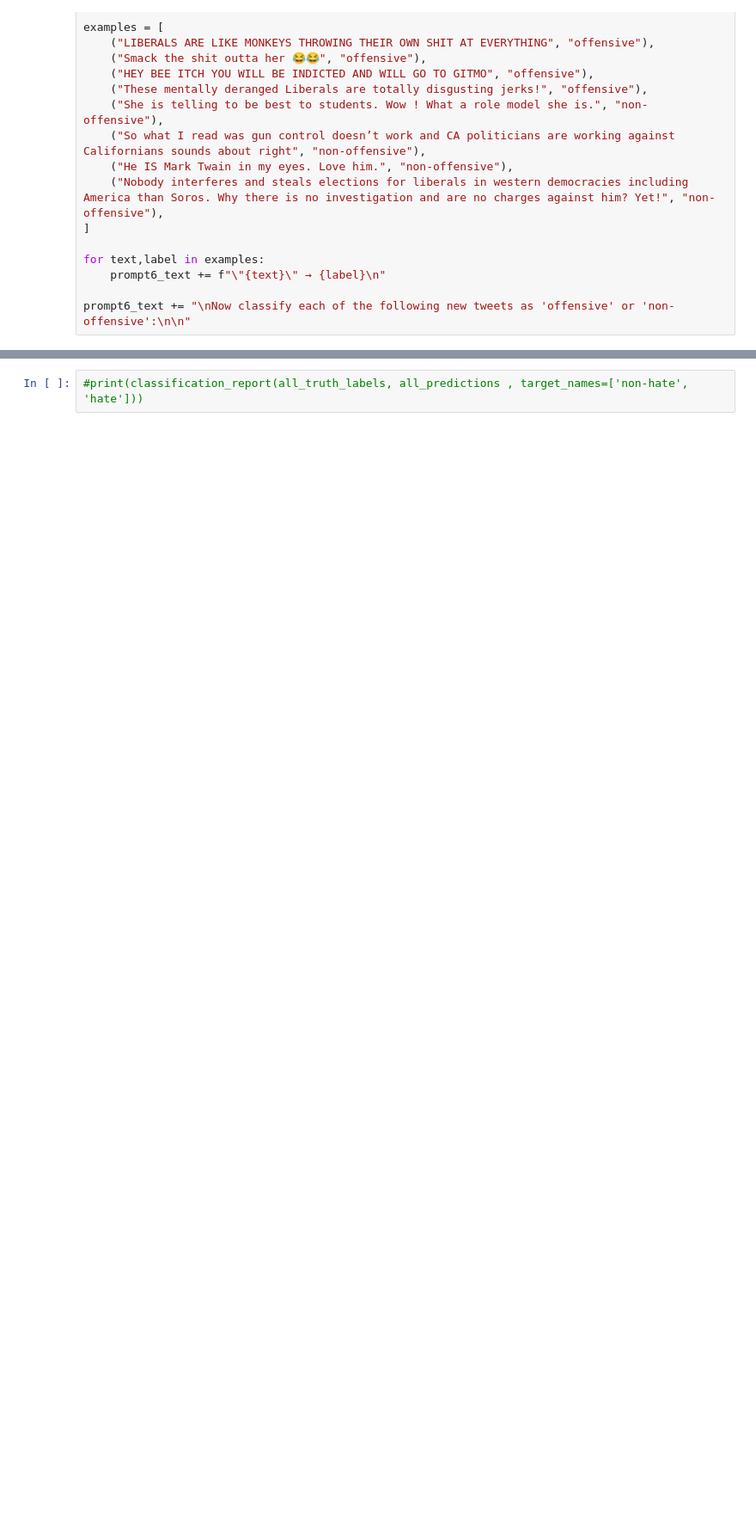
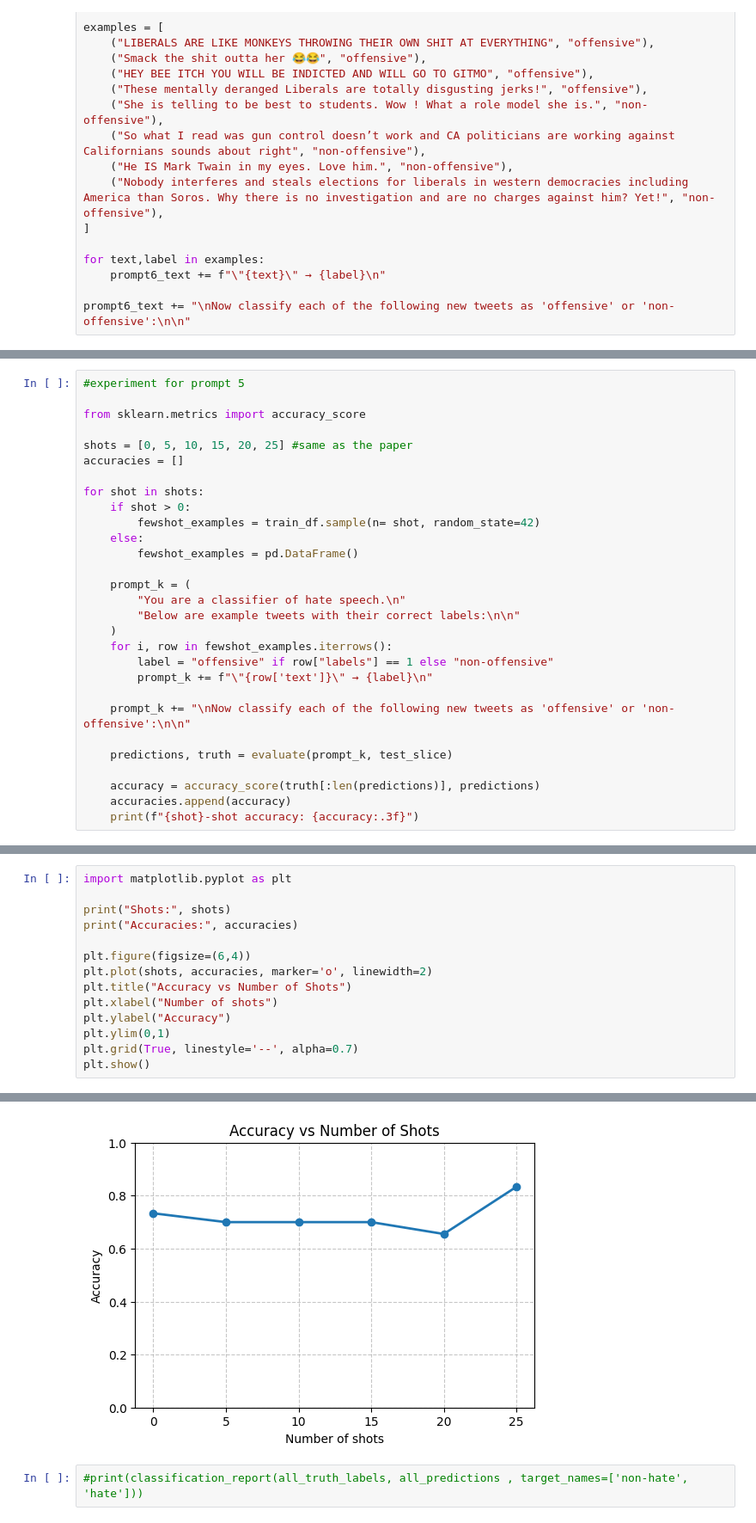
Before and after one commit to rith777/sub_mining, a Jupyter notebook: A3-llama3_Kiran.ipynb, the cells around one changed output, grey strips where cells are left out. Shown: that part at 86% size. Drawn from its saved outputs; the diff is of its cells as text; blank space fills up the shorter version.

Commit message:
different number shots prompt 5

```diff
--- a/A3-llama3_Kiran.ipynb
+++ b/A3-llama3_Kiran.ipynb
@@ -227,0 +233,29 @@ Classify each of the following lines:
+# %%
+#experiment for prompt 5
+
+from sklearn.metrics import accuracy_score
+
+shots = [0, 5, 10, 15, 20, 25] #same as the paper
+accuracies = []
+
+for shot in shots:
+    if shot > 0:
+        fewshot_examples = train_df.sample(n= shot, random_state=42)
+    else:
+        fewshot_examples = pd.DataFrame()
+
+    prompt_k = (
+        "You are a classifier of hate speech.\n"
+        "Below are example tweets with their correct labels:\n\n"
+    )
+    for i, row in fewshot_examples.iterrows():
+        label = "offensive" if row["labels"] == 1 else "non-offensive"
+        prompt_k += f"\"{row['text']}\" → {label}\n"
+
+    prompt_k += "\nNow classify each of the following new tweets as 'offensive' or 'non-offensive':\n\n"
+
+    predictions, truth = evaluate(prompt_k, test_slice)
+
+    accuracy = accuracy_score(truth[:len(predictions)], predictions)
+    accuracies.append(accuracy)
+    print(f"{shot}-shot accuracy: {accuracy:.3f}")
@@ -227,0 +280,15 @@ Classify each of the following lines:
+# %%
+import matplotlib.pyplot as plt
+
+print("Shots:", shots)
+print("Accuracies:", accuracies)
+
+plt.figure(figsize=(6,4))
+plt.plot(shots, accuracies, marker='o', linewidth=2)
+plt.title("Accuracy vs Number of Shots")
+plt.xlabel("Number of shots")
+plt.ylabel("Accuracy")
+plt.ylim(0,1)
+plt.grid(True, linestyle='--', alpha=0.7)
+plt.show()
+# %% [output]
@@ -228,3 +297,4 @@ Classify each of the following lines:
+[figure, added]
 # %%
 #print(classification_report(all_truth_labels, all_predictions , target_names=['non-hate', 'hate']))
 # %%
```
Also changed, not shown: parts of 5 cells of this notebook.
